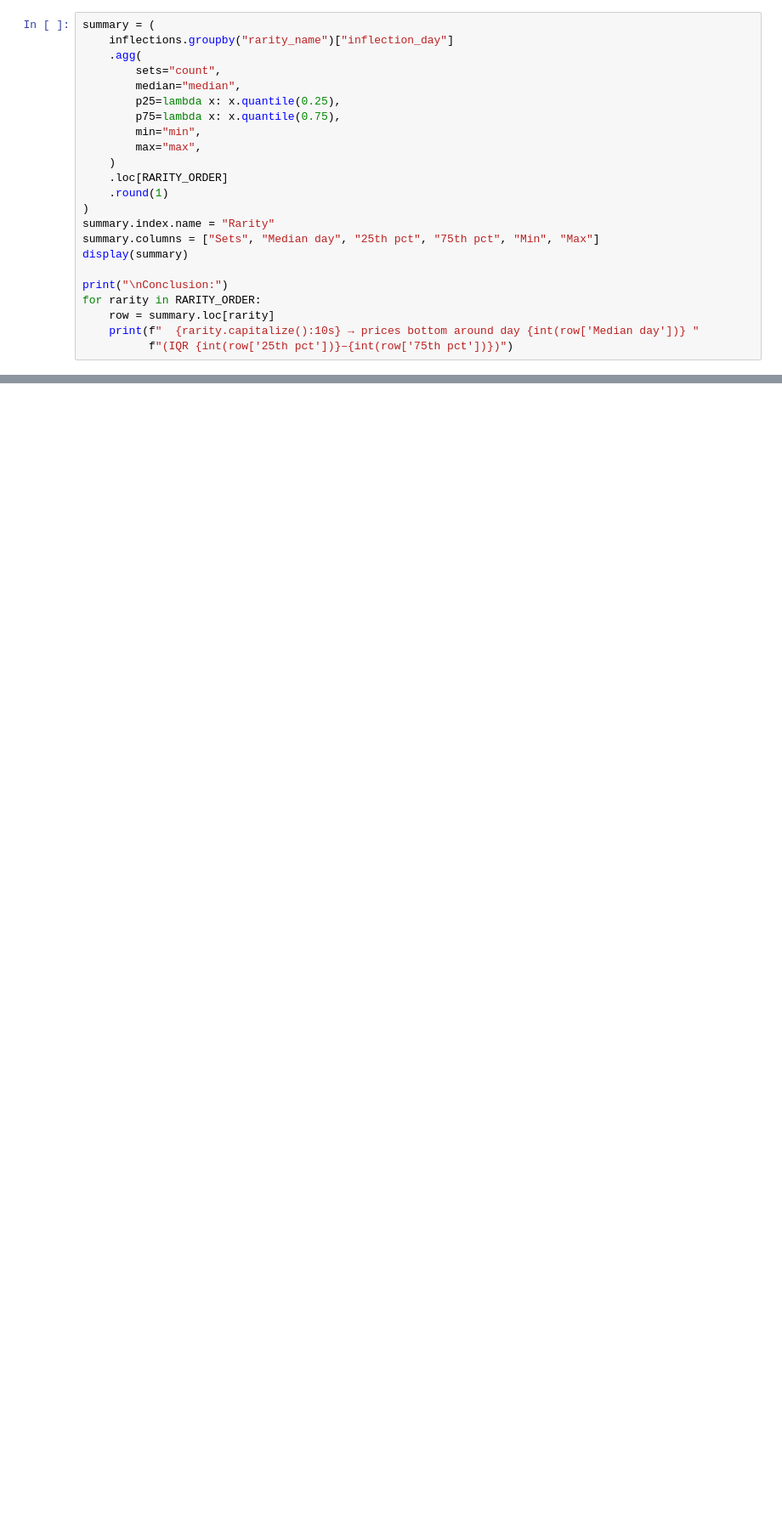
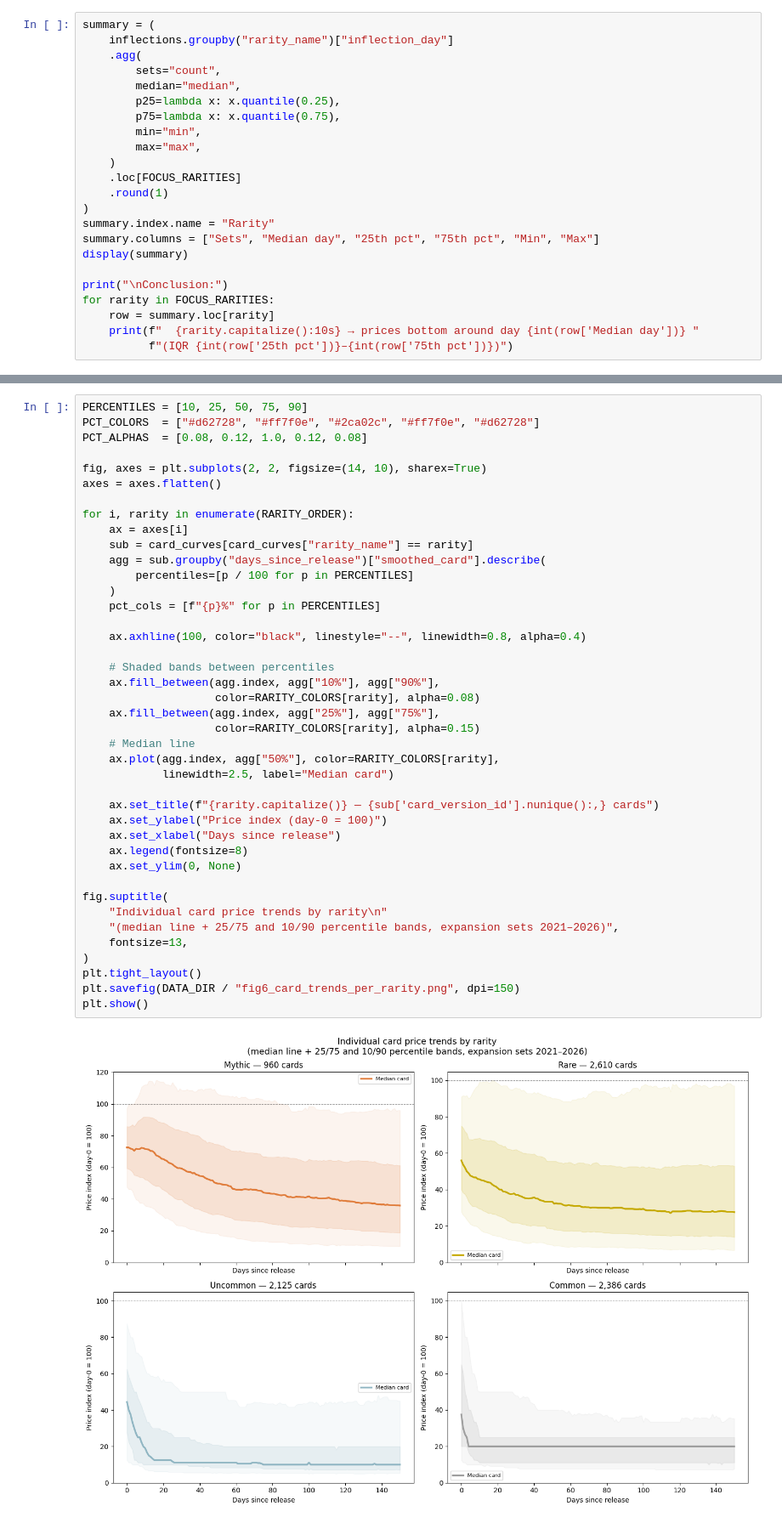
Before and after one commit to ArthurG-data/AutoMana, a Jupyter notebook: notebooks/card_lowest_price_research.ipynb, the cells around one changed output, grey strips where cells are left out. Shown at 85% size. Cells and saved outputs as stored; diff of their text form; blank space fills up the shorter version.

```diff
--- a/notebooks/card_lowest_price_research.ipynb
+++ b/notebooks/card_lowest_price_research.ipynb
@@ -259,7 +442,7 @@ summary = (
         min="min",
         max="max",
     )
-    .loc[RARITY_ORDER]
+    .loc[FOCUS_RARITIES]
     .round(1)
 )
 summary.index.name = "Rarity"
@@ -267,7 +450,7 @@ summary.columns = ["Sets", "Median day", "25th pct", "75th pct", "Min", "Max"]
 display(summary)
 
 print("\nConclusion:")
-for rarity in RARITY_ORDER:
+for rarity in FOCUS_RARITIES:
     row = summary.loc[rarity]
     print(f"  {rarity.capitalize():10s} → prices bottom around day {int(row['Median day'])} "
           f"(IQR {int(row['25th pct'])}–{int(row['75th pct'])})")
@@ -273,0 +532,43 @@ for rarity in RARITY_ORDER:
+# %%
+PERCENTILES = [10, 25, 50, 75, 90]
+PCT_COLORS  = ["#d62728", "#ff7f0e", "#2ca02c", "#ff7f0e", "#d62728"]
+PCT_ALPHAS  = [0.08, 0.12, 1.0, 0.12, 0.08]
+
+fig, axes = plt.subplots(2, 2, figsize=(14, 10), sharex=True)
+axes = axes.flatten()
+
+for i, rarity in enumerate(RARITY_ORDER):
+    ax = axes[i]
+    sub = card_curves[card_curves["rarity_name"] == rarity]
+    agg = sub.groupby("days_since_release")["smoothed_card"].describe(
+        percentiles=[p / 100 for p in PERCENTILES]
+    )
+    pct_cols = [f"{p}%" for p in PERCENTILES]
+
+    ax.axhline(100, color="black", linestyle="--", linewidth=0.8, alpha=0.4)
+
+    # Shaded bands between percentiles
+    ax.fill_between(agg.index, agg["10%"], agg["90%"],
+                    color=RARITY_COLORS[rarity], alpha=0.08)
+    ax.fill_between(agg.index, agg["25%"], agg["75%"],
+                    color=RARITY_COLORS[rarity], alpha=0.15)
+    # Median line
+    ax.plot(agg.index, agg["50%"], color=RARITY_COLORS[rarity],
+            linewidth=2.5, label="Median card")
+
+    ax.set_title(f"{rarity.capitalize()} — {sub['card_version_id'].nunique():,} cards")
+    ax.set_ylabel("Price index (day-0 = 100)")
+    ax.set_xlabel("Days since release")
+    ax.legend(fontsize=8)
+    ax.set_ylim(0, None)
+
+fig.suptitle(
+    "Individual card price trends by rarity\n"
+    "(median line + 25/75 and 10/90 percentile bands, expansion sets 2021–2026)",
+    fontsize=13,
+)
+plt.tight_layout()
+plt.savefig(DATA_DIR / "fig6_card_trends_per_rarity.png", dpi=150)
+plt.show()
+# %% [output]
+[figure, added]
```
Also changed, not shown: parts of 41 cells of this notebook, 6 other files.
